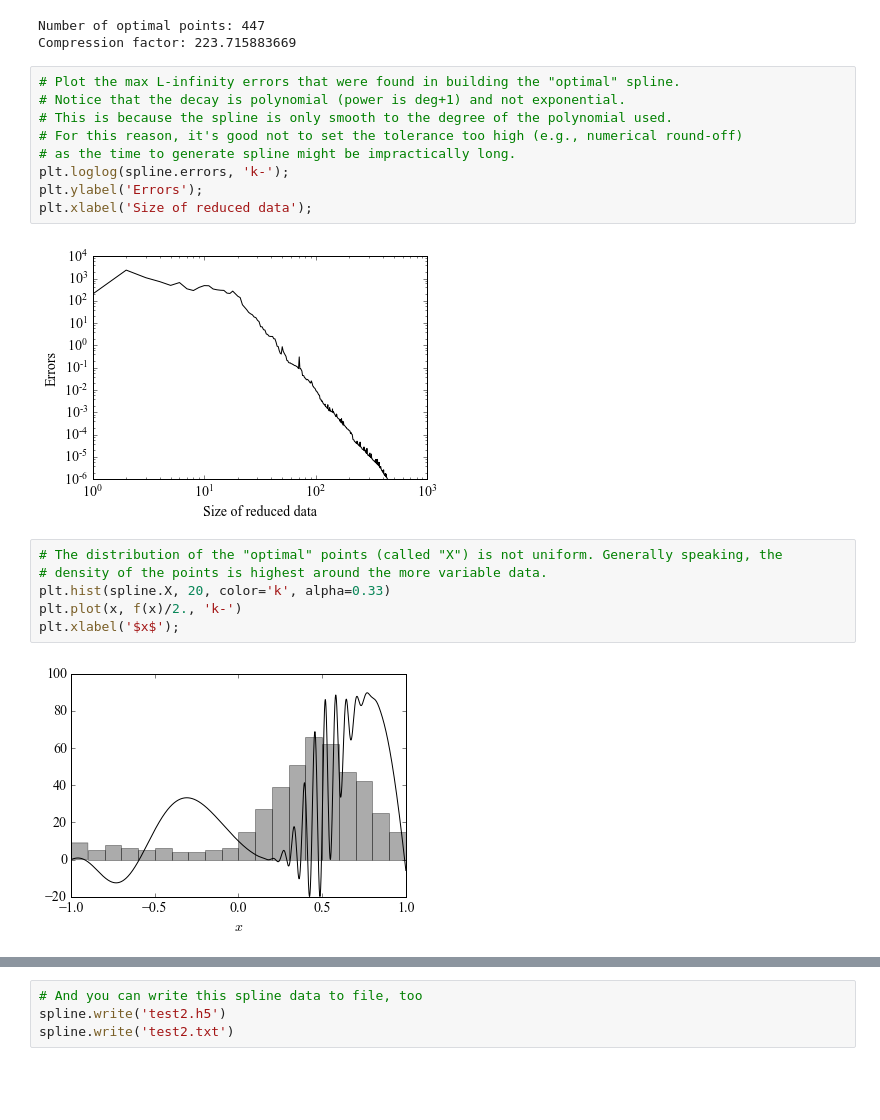
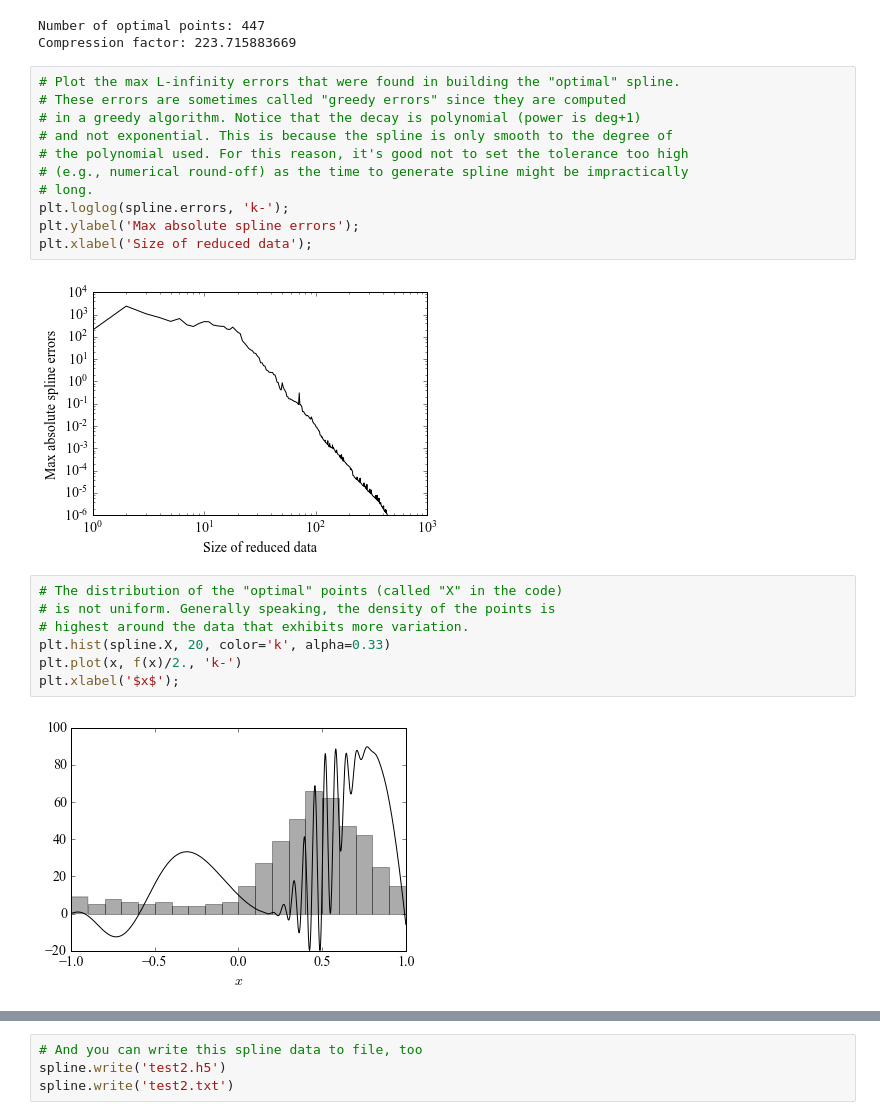
Before and after one commit to crgalley/romspline, a Jupyter notebook: romSpline_example.ipynb, the cells around one changed output, grey strips where cells are left out. Cells and saved outputs as stored; diff of their text form; blank space fills up the shorter version.

```diff
--- a/romSpline_example.ipynb
+++ b/romSpline_example.ipynb
@@ -62,18 +71,21 @@ Number of optimal points: 447
 Compression factor: 223.715883669
 # %%
 # Plot the max L-infinity errors that were found in building the "optimal" spline.
-# Notice that the decay is polynomial (power is deg+1) and not exponential.
-# This is because the spline is only smooth to the degree of the polynomial used.
-# For this reason, it's good not to set the tolerance too high (e.g., numerical round-off)
-# as the time to generate spline might be impractically long.
+# These errors are sometimes called "greedy errors" since they are computed
+# in a greedy algorithm. Notice that the decay is polynomial (power is deg+1)
+# and not exponential. This is because the spline is only smooth to the degree of
+# the polynomial used. For this reason, it's good not to set the tolerance too high
+# (e.g., numerical round-off) as the time to generate spline might be impractically
+# long.
 plt.loglog(spline.errors, 'k-');
-plt.ylabel('Errors');
+plt.ylabel('Max absolute spline errors');
 plt.xlabel('Size of reduced data');
 # %% [output]
-[figure, old version]
+[figure, new version]
 # %%
-# The distribution of the "optimal" points (called "X") is not uniform. Generally speaking, the
-# density of the points is highest around the more variable data.
+# The distribution of the "optimal" points (called "X" in the code)
+# is not uniform. Generally speaking, the density of the points is
+# highest around the data that exhibits more variation.
 plt.hist(spline.X, 20, color='k', alpha=0.33)
 plt.plot(x, f(x)/2., 'k-')
 plt.xlabel('$x$');
```
Also changed, not shown: parts of 13 cells of this notebook.
